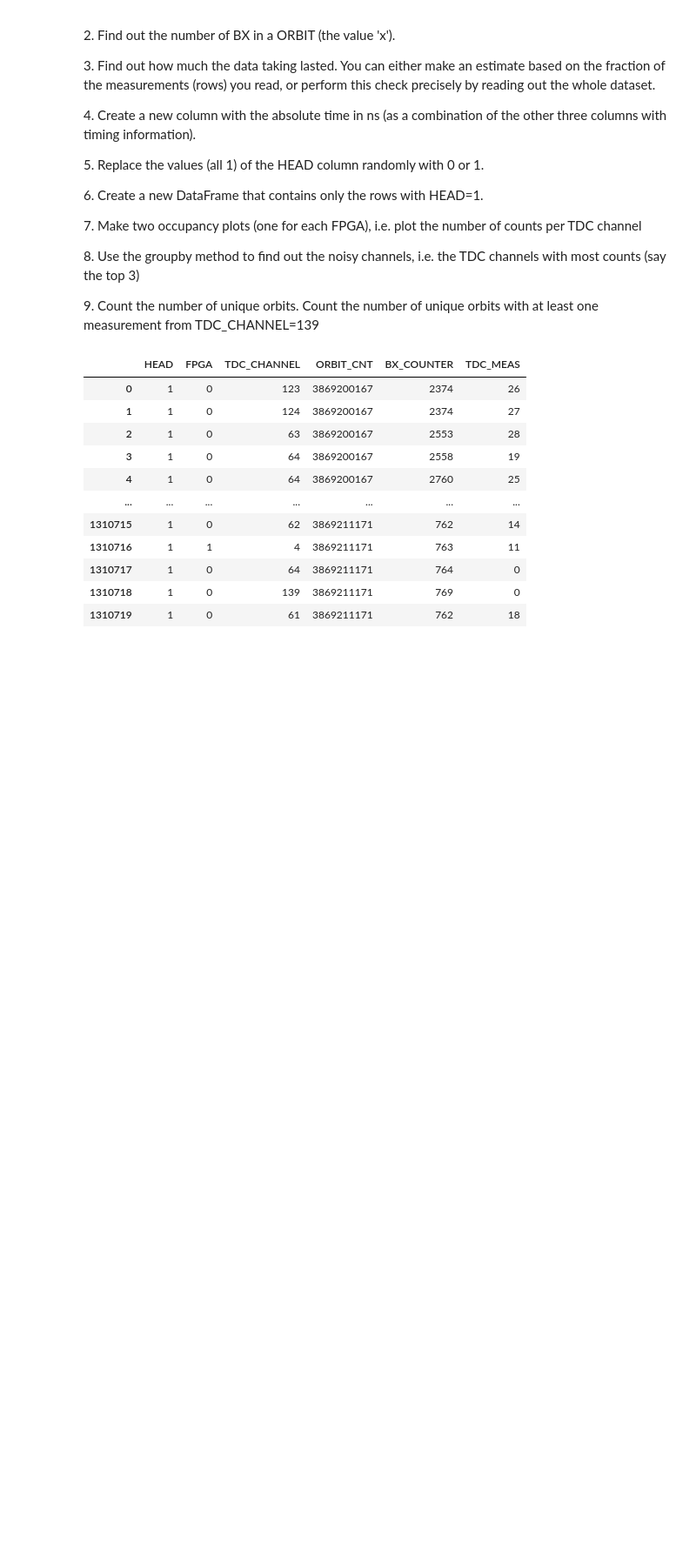
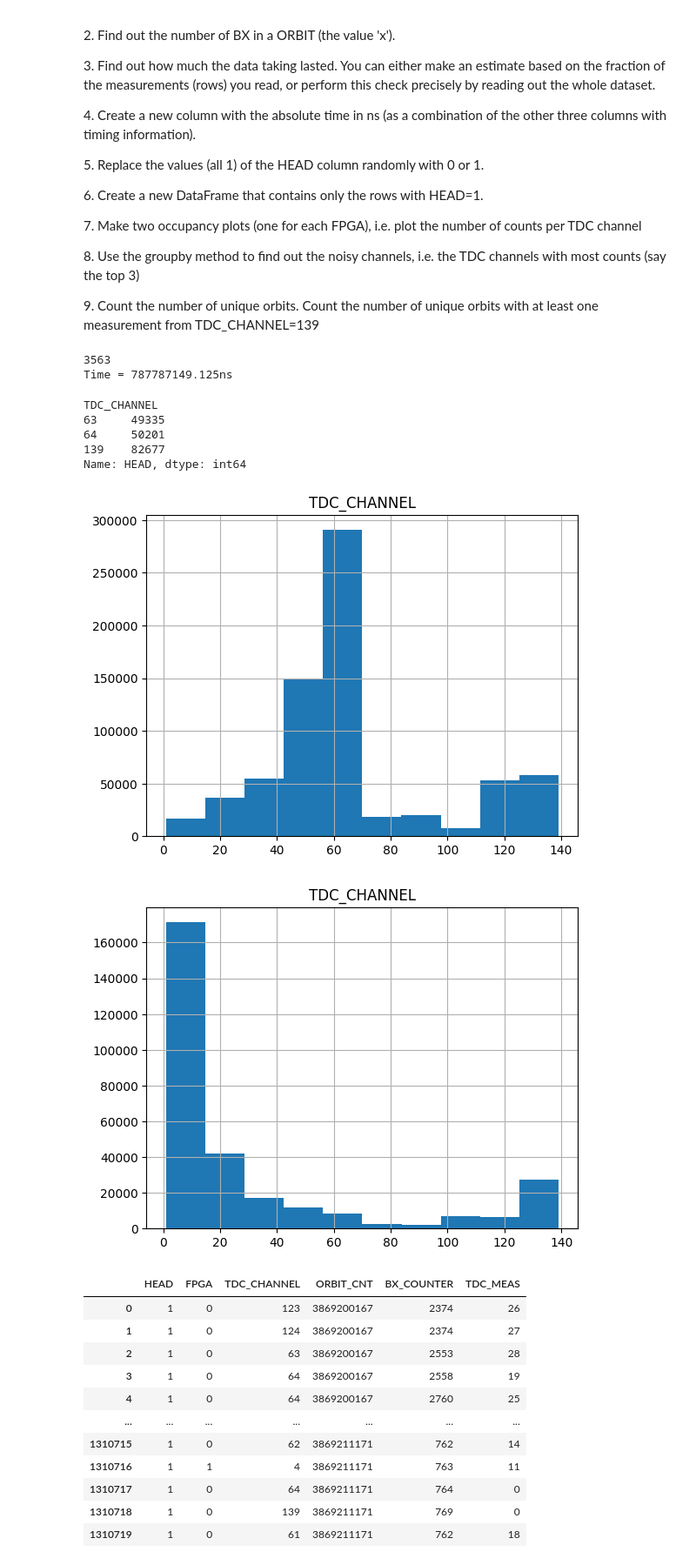
Before and after one commit to DanieleGhezzi25/LaboratoryOfComputationalPhysics_Y8, a Jupyter notebook: 06ex_Pandas.ipynb, the cells around one changed output. Shown at 87% size. Saved outputs shown, nothing was run; the diff lists cells and outputs as text; code cells hidden in the pictures; blank space fills up the shorter version.

```diff
--- a/06ex_Pandas.ipynb
+++ b/06ex_Pandas.ipynb
@@ -23,6 +23,47 @@ This exercise consists in analyzing a dataset containg timing information from a
 8\. Use the groupby method to find out the noisy channels, i.e. the TDC channels with most counts (say the top 3)
 
 9\. Count the number of unique orbits. Count the number of unique orbits with at least one measurement from TDC_CHANNEL=139
+# %%
+import pandas as pd
+import numpy as np
+
+file_path = '/home/dghezzi/data/data_000637.txt'
+df = pd.read_csv(file_path, nrows=int(1e6))
+df
+
+max_bx = np.max(df['BX_COUNTER'].to_numpy())
+print(max_bx)
+
+times = max_bx * df['ORBIT_CNT'] * 25 + df['BX_COUNTER'] * 25 + df['TDC_MEAS'] * 25/30
+delta_t = np.max(times) - np.min(times)
+print(f'Time = {delta_t}ns')
+
+times.name = 'times_ns'
+df.join(times)
+
+df['HEAD'] = np.random.randint(0,2,size=df.shape[0])
+
+df2 = df[df['HEAD'] == 1]
+
+df_fpga0 = df[df['FPGA'] == 0]
+df_fpga1 = df[df['FPGA'] == 1]
+df_fpga0.hist('TDC_CHANNEL')
+df_fpga1.hist('TDC_CHANNEL')
+
+TDCcounts = df.groupby('TDC_CHANNEL').count()
+sortedTDCcounts = TDCcounts['HEAD'].sort_values()
+maxTDCcounts = sortedTDCcounts.tail(3)
+maxTDCcounts
+# %% [output]
+3563
+Time = 787787149.125ns
+TDC_CHANNEL
+63     49335
+64     50201
+139    82677
+Name: HEAD, dtype: int64
+[figure, added]
+[figure, added]
 # %%
 import pandas as pd
 import numpy as np
```
Also changed, not shown: 4 other files.
